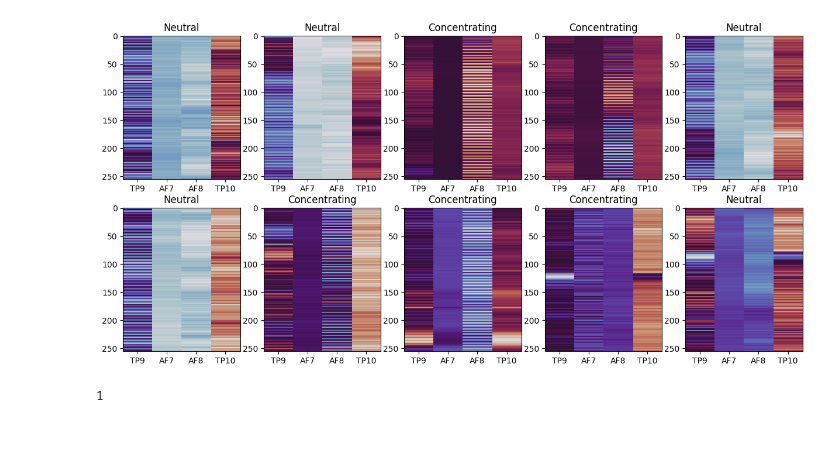
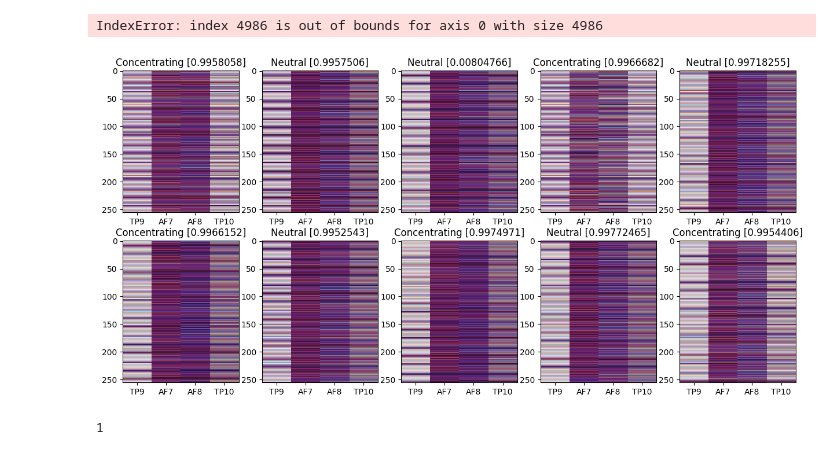
Before and after one commit to JP-Vela/BioHack2025, a Jupyter notebook: classify_streamline.ipynb, the cells around one changed output. Drawn from its saved outputs; the diff is of its cells as text; code cells hidden in the pictures.

Commit message:
Added new data

```diff
--- a/classify_streamline.ipynb
+++ b/classify_streamline.ipynb
@@ -6,7 +6,7 @@ from sklearn.utils import shuffle
 from sklearn.preprocessing import MinMaxScaler
 import pickle
 # %%
-dataset_dir = 'dataset/original_data'
+dataset_dir = 'dataset/our_data'
 
 datasets = os.listdir(dataset_dir)
 datasets_df = pd.DataFrame({'filenames': datasets})
@@ -137,14 +150,28 @@ from tensorflow.keras.callbacks import ModelCheckpoint
 input_shape = (256, 4)
 
 # Build the CNN model
+'''model = keras.Sequential([
+    layers.Conv1D(32, kernel_size=5, activation='relu', input_shape=input_shape, kernel_regularizer=regularizers.l2(0.001)),
+    layers.MaxPooling1D(pool_size=2),
+    layers.Conv1D(64, kernel_size=5, activation='relu', kernel_regularizer=regularizers.l2(0.001)),
+    layers.MaxPooling1D(pool_size=2),
+    layers.Flatten(),
+    layers.Dense(32, activation='relu', kernel_regularizer=regularizers.l2(0.005)),
+    layers.Dense(1, activation='sigmoid')  # Two output neurons for two classes
+])'''
+
+
 model = keras.Sequential([
     layers.Conv1D(32, kernel_size=5, activation='relu', input_shape=input_shape),
     layers.MaxPooling1D(pool_size=2),
-    layers.Conv1D(64, kernel_size=5, activation='relu'),
+    layers.Conv1D(64, kernel_size=3, activation='relu'),
     layers.MaxPooling1D(pool_size=2),
-    layers.Conv1D(128, kernel_size=7, activation='relu'),
+    layers.Conv1D(128, kernel_size=3, activation='relu', kernel_regularizer=regularizers.l2(0.004)),
+    layers.MaxPooling1D(pool_size=2),
     layers.Flatten(),
-    layers.Dense(128, activation='relu'),
+    # layers.Dense(128, activation='relu'),
+    # layers.Dense(64, activation='relu'),
+    layers.Dense(32, activation='relu'),
     layers.Dense(1, activation='sigmoid')  # Two output neurons for two classes
 ])
 
@@ -166,5 +193,5 @@ checkpoint = ModelCheckpoint(
 )
 
 
-model.fit(X_train_scaled, y_train, epochs=20, validation_data=(X_test_scaled, y_test), callbacks=[checkpoint], batch_size=64)
+model.fit(X_train_scaled, y_train, epochs=2, validation_data=(X_test_scaled, y_test), callbacks=[checkpoint])
 # %% [output]
@@ -214,38 +241,37 @@ print(f"{score}/{preds.shape[0]}")
 # %%
-import matplotlib.pyplot as plt
-from matplotlib.lines import Line2D
 
 # Assuming X_test_scaled and y_test are already defined, and each image is 2D
 fig, axes = plt.subplots(2, 5, figsize=(15, 7))  # Create a 2x5 grid of subplots
 axes = axes.flatten()  # Flatten the 2D array of axes to easily iterate through it
 
 
 positives = 0
 negatives = 0
 
 i = 20
-while positives<5 or negatives<5:
+while positives<2 or negatives<8:
 
     if (y_train[i] == 1 and positives<5) or (y_train[i] == 0 and negatives<5):
         ax = axes[positives+negatives]  # Select the subplot for the current image
         ax.imshow(X_train_scaled[i], cmap='twilight', interpolation='nearest', aspect='auto')
         ax.set_title(
-            'Concentrating' if y_train[i]==0 else 'Neutral'
+            f'Concentrating {preds[i]}' if y_train[i]==0 else f'Neutral {preds[i]}'
             )  # Set title with the label
         # ax.axis('off')  # Hide axis for a cleaner look
         ax.set_xticks([0,1,2,3])
         ax.set_xticklabels(['TP9','AF7','AF8','TP10'])
 
         positives+=int(y_train[i]==1)
         negatives+=int(y_train[i]==0)
 
     i+=1
 
 # Show the plot
 # plt.savefig('classes_shuffled_data.png')
 plt.show()
 # %% [output]
+IndexError: index 4986 is out of bounds for axis 0 with size 4986
-[figure, old version]
+[figure, new version]
 # %%
 def plot_sample(sample):
     variables = ['TP9','AF7','AF8','TP10']
```
Also changed, not shown: parts of 9 cells of this notebook, 31 other files.
